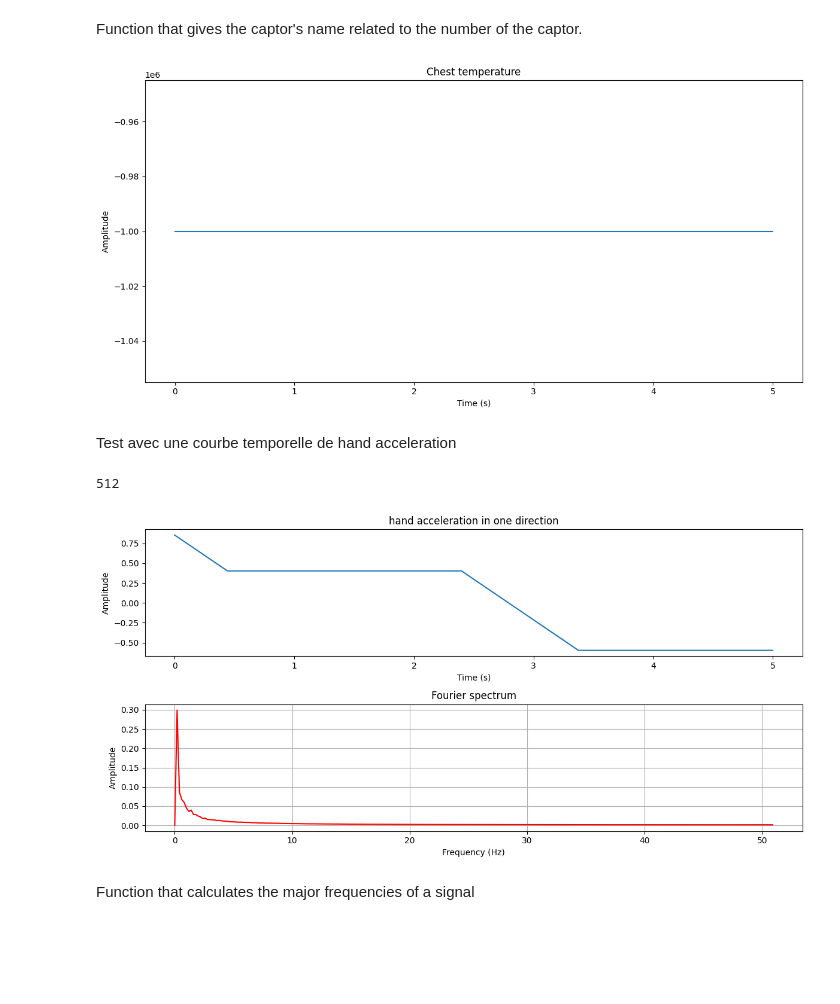
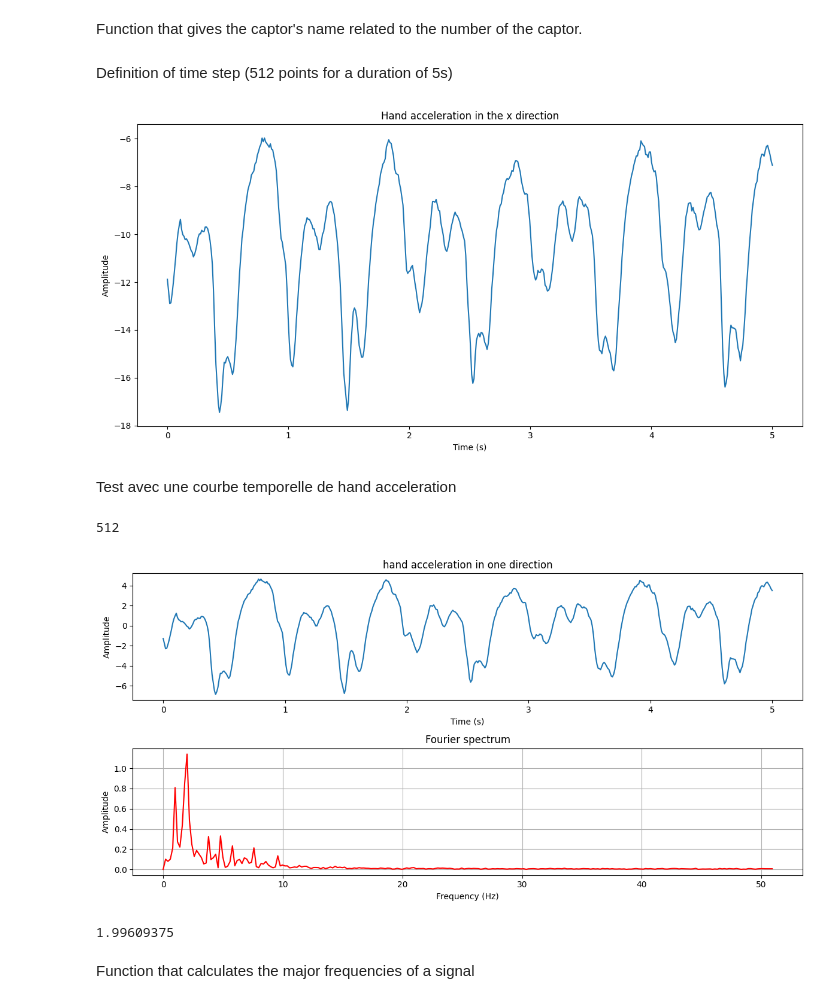
Before and after one commit to diegolall/ml_p3, a Jupyter notebook: tests.ipynb, the cells around one changed output. Drawn from its saved outputs; the diff is of its cells as text; code cells hidden in the pictures; blank space fills up the shorter version.

```diff
--- a/tests.ipynb
+++ b/tests.ipynb
@@ -126,16 +57,5 @@ cd_name={
-# %%
-def acces_captor_ts(X_train, captor_number:int,ts:int):
-    """
-    This function returns the data of a captor given its number
-    """
-    #times array
-    dt=5/511 #5s for 511 points
-    t=[]
-    t.extend([k*dt] for k in range(0,512,1))
-    #captor data for a specific time serie
-    data=[]
-    data.extend([X_train[ts, 512 * (captor_number - 2) + k] for k in range(0, 512, 1)])
-    return t, data
+# %% [markdown]
+Definition of time step (512 points for a duration of 5s)
 # %%
 def display__ts_feature(captor:int,X_train,ts:int):
     """
@@ -152,15 +72,14 @@ def display__ts_feature(captor:int,X_train,ts:int):
     plt.tight_layout()
     plt.show()
 # %%
-display__ts_feature(cd_number["CT"],X_train,600)
+display__ts_feature(cd_number["HAX"],X_train,600)
 # %% [output]
-[figure, old version]
+[figure, new version]
 # %% [markdown]
 Test avec une courbe temporelle de hand acceleration
 # %%
 hand_acceleration = []
-j=4
-hand_acceleration.extend([X_train[600, 512 * (j - 2) + k] for k in range(0, 512, 1)])
+hand_acceleration.extend([X_train[600, 512 * (4 - 2) + k] for k in range(0, 512, 1)])
 print(len(hand_acceleration))
 
 hand_acceleration = hand_acceleration - np.mean(hand_acceleration)
@@ -191,9 +110,14 @@ plt.grid()
 
 plt.tight_layout()
 plt.show()
+
+arg_max = np.argmax(positive_amplitude)
+max_frequency = positive_freqs[arg_max]
+print(max_frequency)
 # %% [output]
 512
-[figure, old version]
+[figure, new version]
+1.99609375
 # %% [markdown]
 Function that calculates the major frequencies of a signal
 # %%
```
Also changed, not shown: parts of 3 cells of this notebook.
